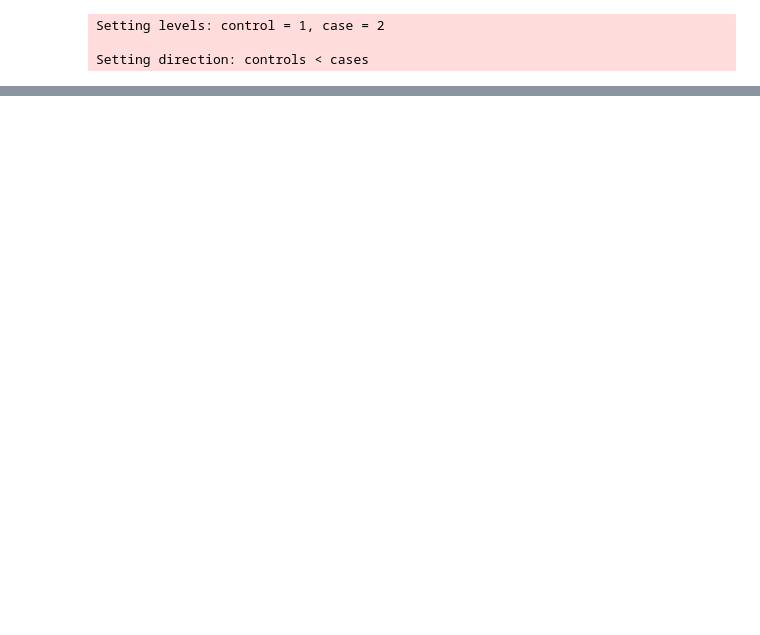
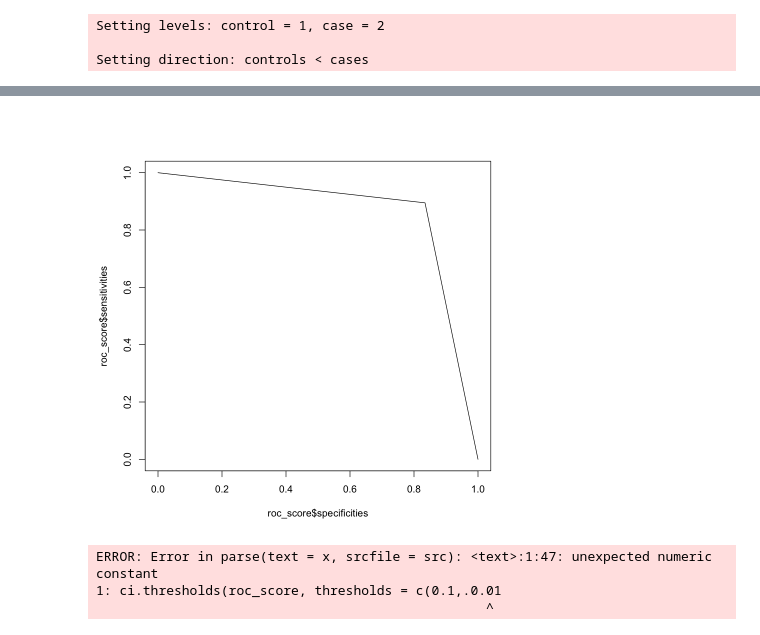
Before and after one commit to athulsudheesh/IMPS23, a Jupyter notebook: nonparametric.ipynb, the cells around one changed output, grey strips where cells are left out. Drawn from its saved outputs; the diff is of its cells as text; code cells hidden in the pictures; blank space fills up the shorter version.

```diff
--- a/nonparametric.ipynb
+++ b/nonparametric.ipynb
@@ -161,0 +164,10 @@ Setting direction: controls < cases
+# %%
+plot(roc_score$specificities, roc_score$sensitivities,type="l")
+# %% [output]
+[figure, added]
+# %%
+ci.thresholds(roc_score, thresholds = c(0.1,.0.01,1))
+# %% [output]
+ERROR: Error in parse(text = x, srcfile = src): <text>:1:47: unexpected numeric constant
+1: ci.thresholds(roc_score, thresholds = c(0.1,.0.01
+                                                  ^
```
Also changed, not shown: parts of 7 cells of this notebook, 18 other files.
